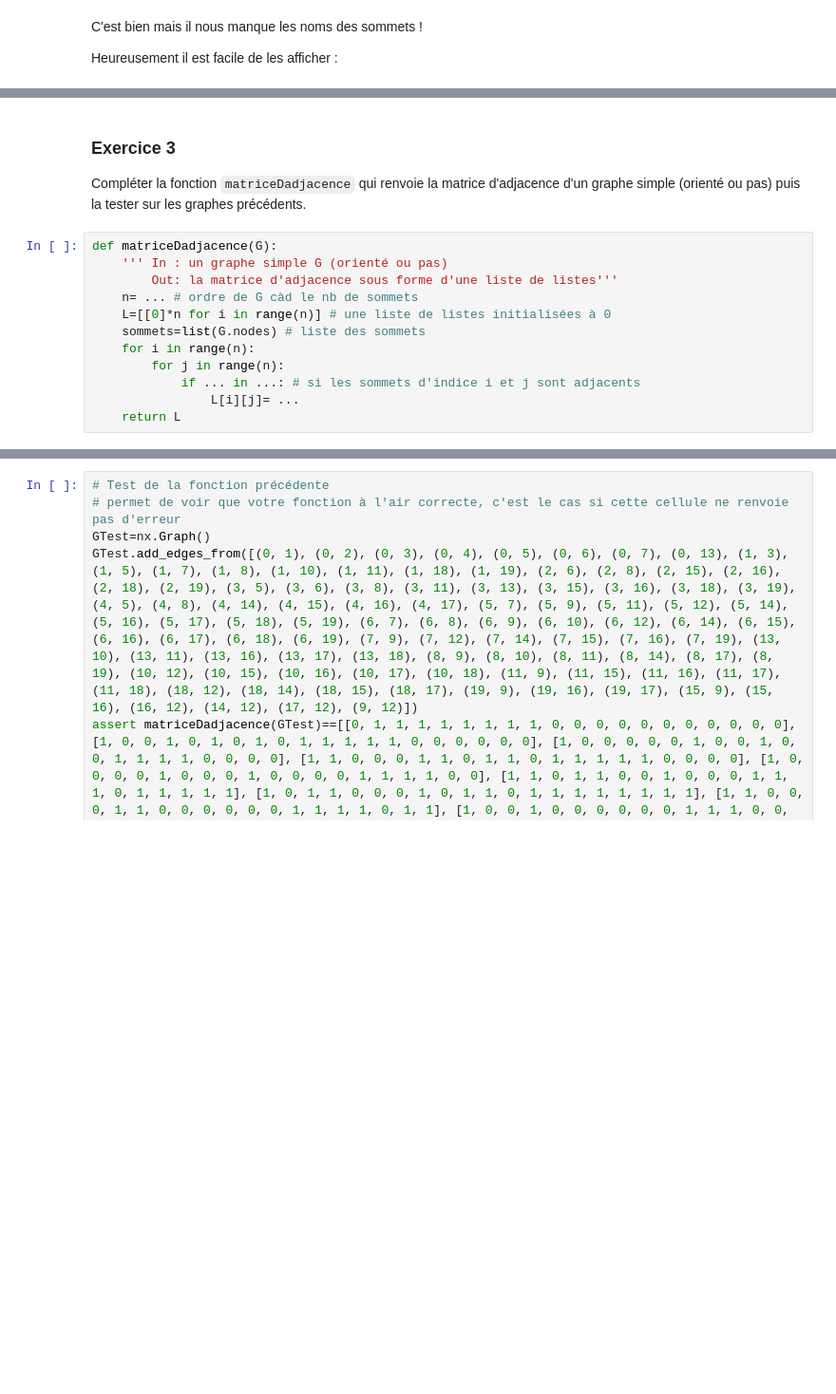
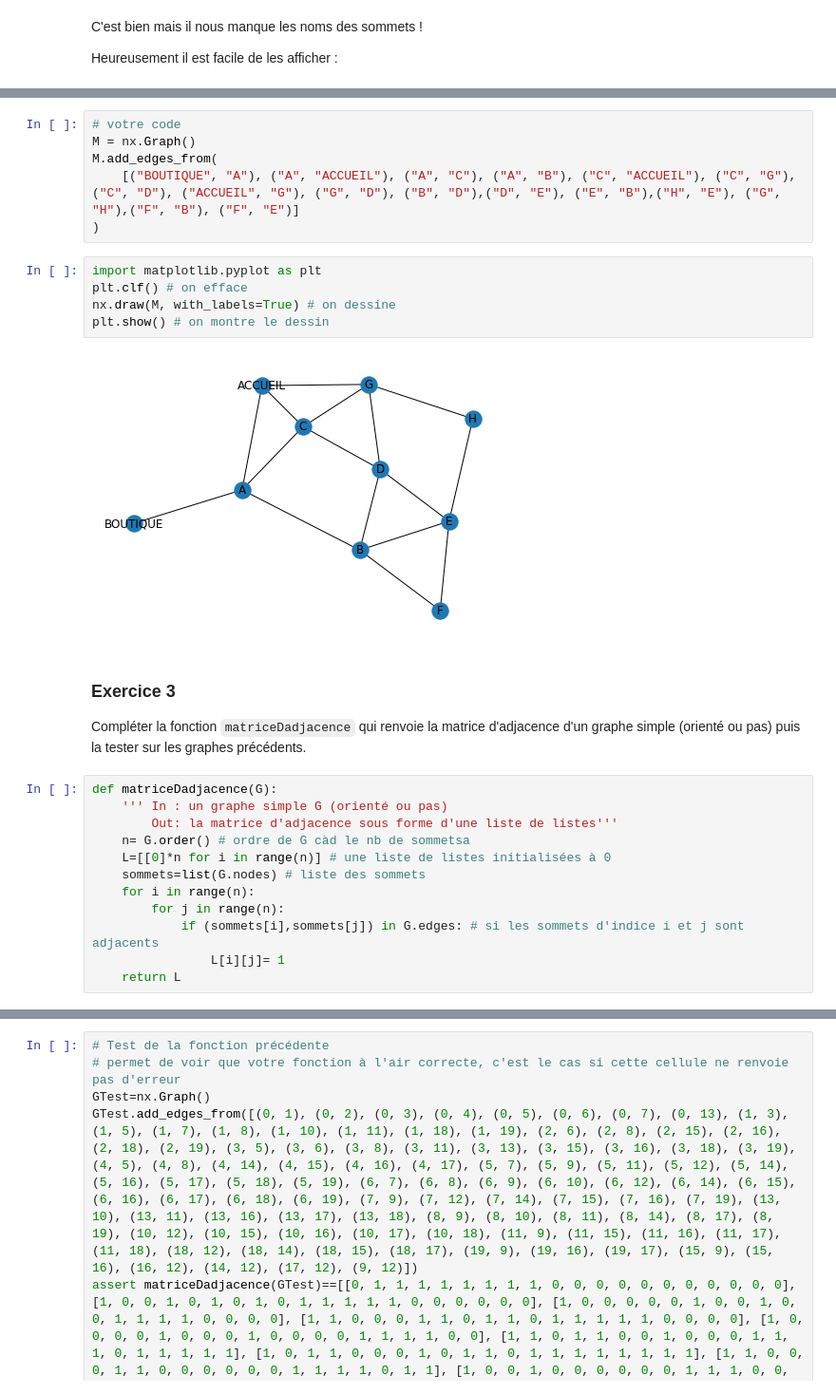
Before and after one commit to AlexisLPBc/TNSI, a Jupyter notebook: Graphes_avec_networkx.ipynb, the cells around one changed output, grey strips where cells are left out. Shown: that part at 95% size. Drawn from its saved outputs; the diff is of its cells as text; blank space fills up the shorter version.

```diff
--- a/Graphes_avec_networkx.ipynb
+++ b/Graphes_avec_networkx.ipynb
@@ -181,3 +251,16 @@ Représenter de même le graphe <code>G2</code> associé au plan du musée ci-de
+# %%
+# votre code
+M = nx.Graph()
+M.add_edges_from(
+    [("BOUTIQUE", "A"), ("A", "ACCUEIL"), ("A", "C"), ("A", "B"), ("C", "ACCUEIL"), ("C", "G"), ("C", "D"), ("ACCUEIL", "G"), ("G", "D"), ("B", "D"),("D", "E"), ("E", "B"),("H", "E"), ("G", "H"),("F", "B"), ("F", "E")]
+)
+# %%
+import matplotlib.pyplot as plt
+plt.clf() # on efface
+nx.draw(M, with_labels=True) # on dessine
+plt.show() # on montre le dessin
+# %% [output]
+[figure, added]
 # %% [markdown]
 ### Exercice 3
 Compléter la fonction <code>matriceDadjacence</code> qui renvoie la matrice d'adjacence d'un graphe simple (orienté ou pas) puis la tester sur les graphes précédents.
@@ -185,11 +268,11 @@ Compléter la fonction <code>matriceDadjacence</code> qui renvoie la matrice d'a
 def matriceDadjacence(G):
     ''' In : un graphe simple G (orienté ou pas)
         Out: la matrice d'adjacence sous forme d'une liste de listes'''
-    n= ... # ordre de G càd le nb de sommets
+    n= G.order() # ordre de G càd le nb de sommetsa
     L=[[0]*n for i in range(n)] # une liste de listes initialisées à 0
     sommets=list(G.nodes) # liste des sommets
     for i in range(n):
         for j in range(n):
-            if ... in ...: # si les sommets d'indice i et j sont adjacents
-                L[i][j]= ...
+            if (sommets[i],sommets[j]) in G.edges: # si les sommets d'indice i et j sont adjacents
+                L[i][j]= 1
     return L
```
Also changed, not shown: parts of 35 cells of this notebook.
